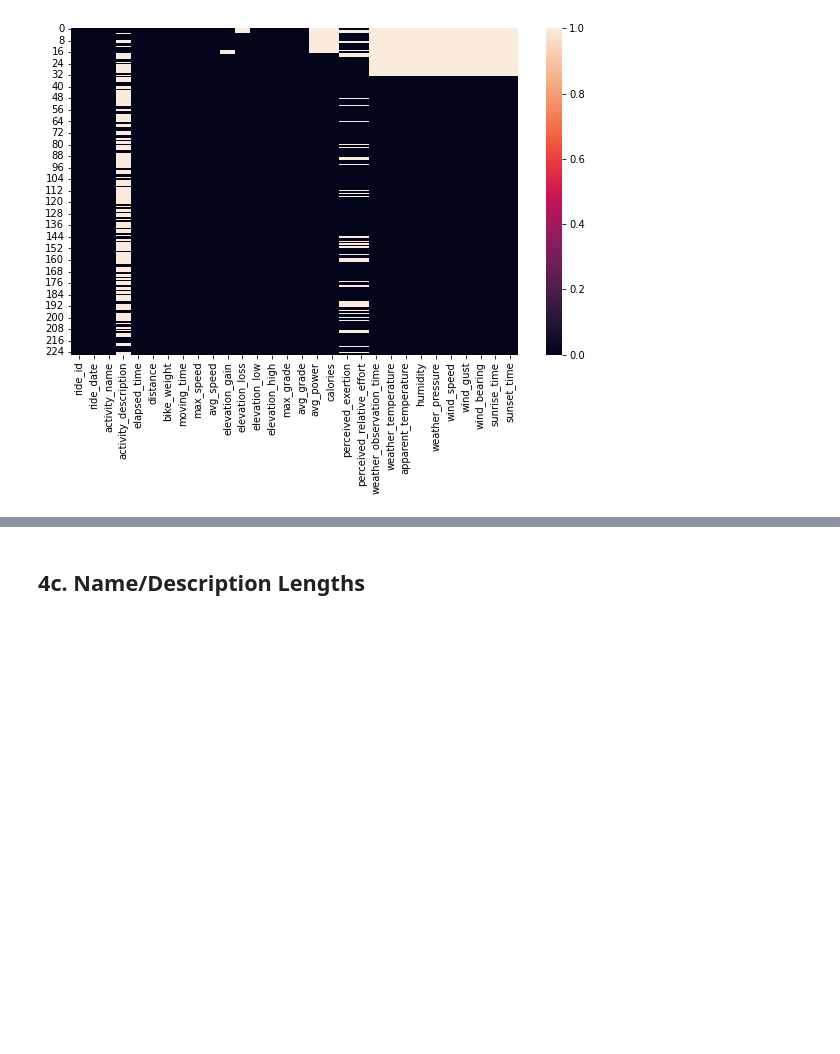
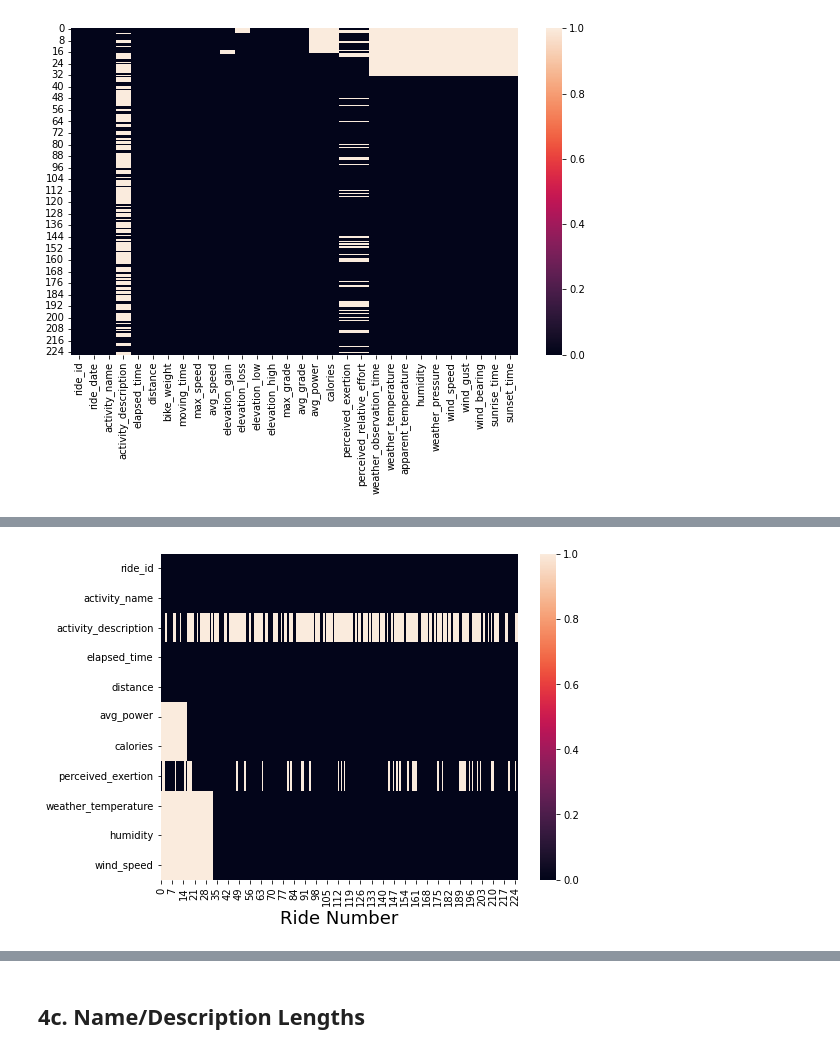
Before and after one commit to ericbauer55/strava-fitness, a Jupyter notebook: src/notebooks/0. Activity Log Processing and Profiling.ipynb, the cells around one changed output, grey strips where cells are left out. Saved outputs shown, nothing was run; the diff lists cells and outputs as text; code cells hidden in the pictures; blank space fills up the shorter version.

Commit message:
making graphs for the presentation

```diff
--- a/src/notebooks/0. Activity Log Processing and Profiling.ipynb
+++ b/src/notebooks/0. Activity Log Processing and Profiling.ipynb
@@ -205,3 +217,11 @@ _ = sns.heatmap(df.isna())
+# %%
+fig = plt.figure(figsize=(8,6))
+cols_to_plot = ['ride_id','activity_name','activity_description','elapsed_time','distance',
+                'avg_power','calories','perceived_exertion','weather_temperature','humidity','wind_speed']
+_ = sns.heatmap(df[cols_to_plot].isna().transpose())
+_ = plt.xlabel('Ride Number',fontsize=18)
+# %% [output]
+[figure, added]
 # %%
 df.head(2)
 # %% [output]
```
Also changed, not shown: parts of 1 cell of this notebook, 2 other files.
